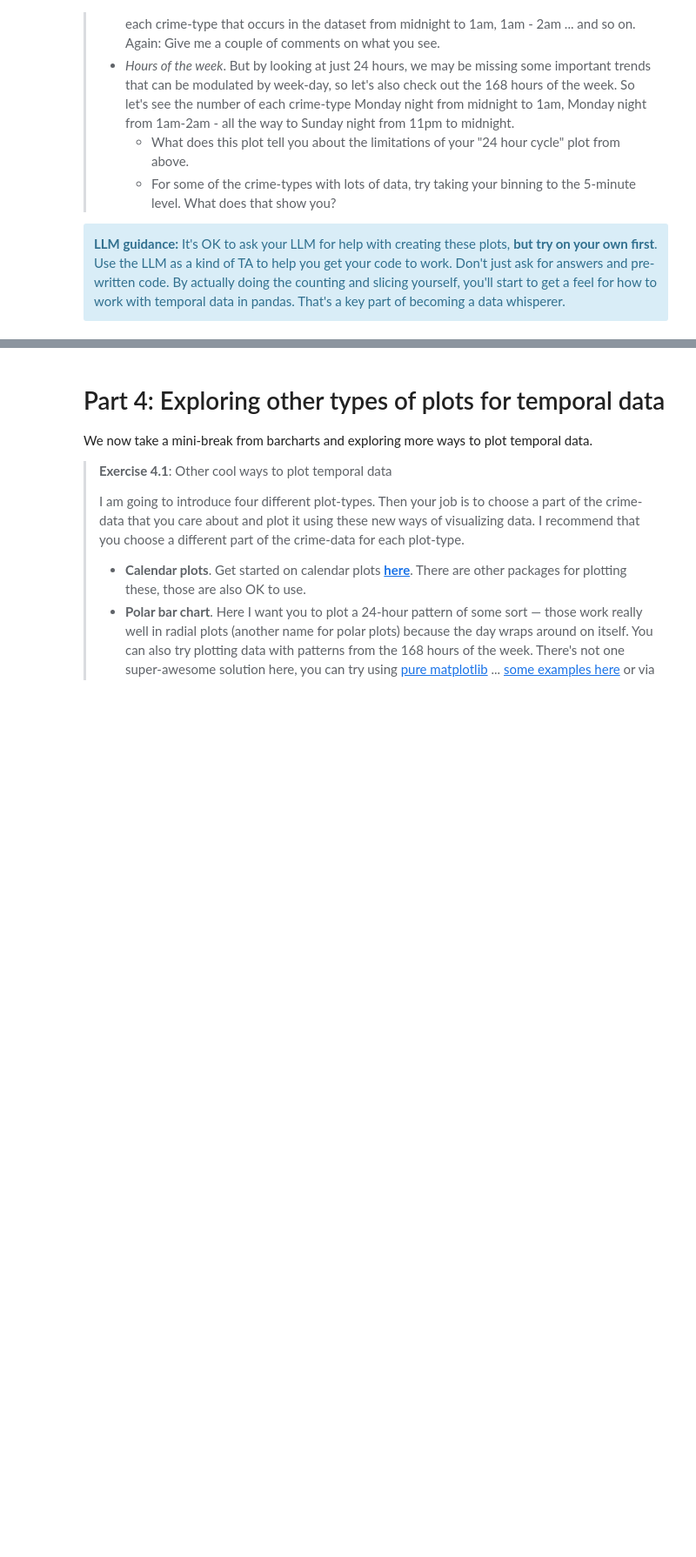
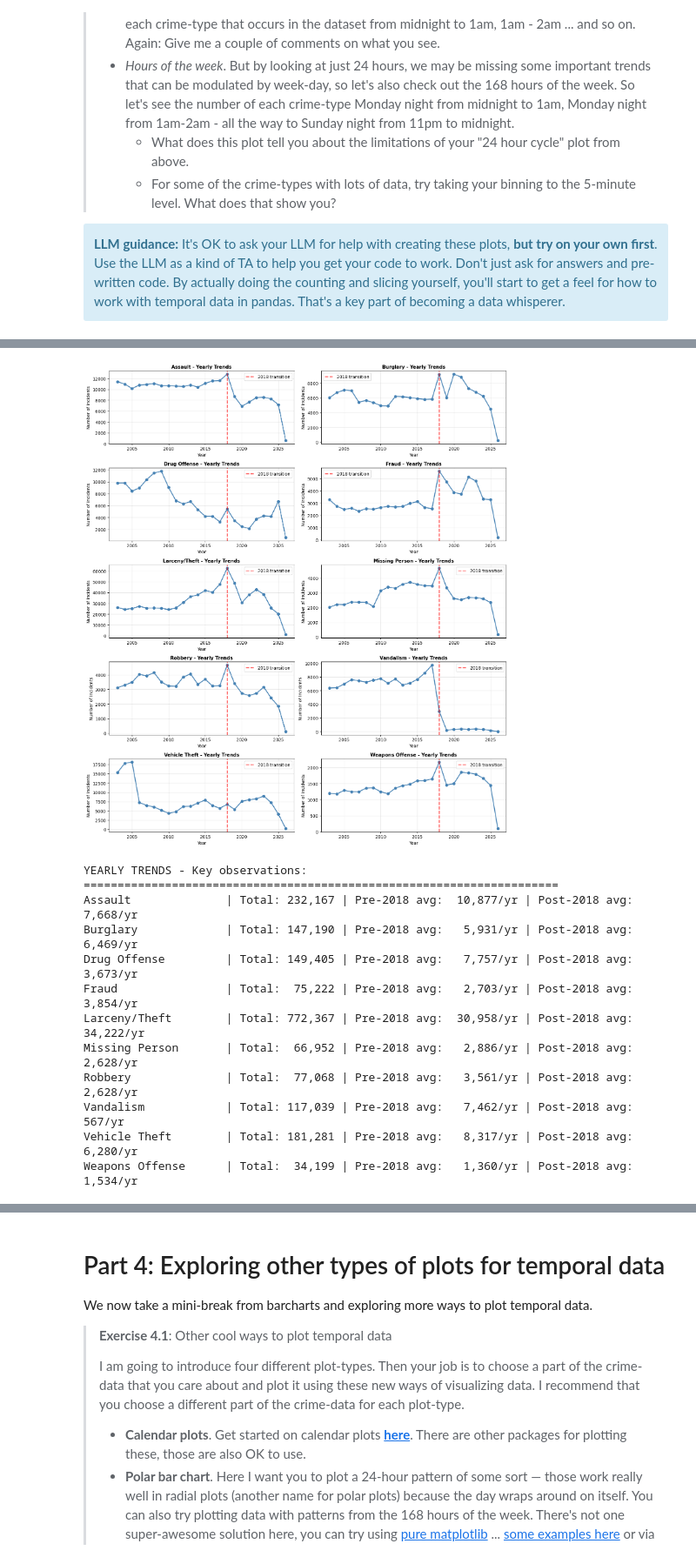
Before and after one commit to NumanBashir/02806-Social-Data-and-Visualization, a Jupyter notebook: Week2/Week2.ipynb, the cells around one changed output, grey strips where cells are left out. Shown at 87% size. Saved outputs shown, nothing was run; the diff lists cells and outputs as text; code cells hidden in the pictures; blank space fills up the shorter version.

```diff
--- a/Week2/Week2.ipynb
+++ b/Week2/Week2.ipynb
@@ -646,0 +982,49 @@ Let's use our new mega dataset to look for interesting patterns in the big crime
+# %%
+# YEARLY TRENDS
+# Redo the plots from Exercise 2.3 with the full merged dataset
+
+yearly_counts = merged_data.groupby(['Year', 'Crime_Type']).size().reset_index(name='Count')
+
+fig, axes = plt.subplots(5, 2, figsize=(14, 16))
+axes = axes.flatten()
+
+crime_types = sorted(merged_data['Crime_Type'].unique())
+
+for idx, crime_type in enumerate(crime_types):
+    ax = axes[idx]
+    crime_data = yearly_counts[yearly_counts['Crime_Type'] == crime_type]
+
+    ax.plot(crime_data['Year'], crime_data['Count'], marker='o', linewidth=2, markersize=6, color='steelblue')
+    ax.axvline(x=2018, color='red', linestyle='--', linewidth=2, alpha=0.7, label='2018 transition')
+    ax.set_title(f'{crime_type} - Yearly Trends', fontsize=11, fontweight='bold')
+    ax.set_xlabel('Year')
+    ax.set_ylabel('Number of Incidents')
+    ax.grid(True, alpha=0.3)
+    ax.legend()
+
+plt.tight_layout()
+plt.savefig('temporal_1_yearly_trends.png', dpi=150, bbox_inches='tight')
+plt.show()
+
+print("YEARLY TRENDS - Key observations:")
+print("=" * 70)
+for crime_type in crime_types:
+    crime_data = yearly_counts[yearly_counts['Crime_Type'] == crime_type]
+    total = crime_data['Count'].sum()
+    recent_avg = crime_data[crime_data['Year'] >= 2018]['Count'].mean()
+    historical_avg = crime_data[crime_data['Year'] < 2018]['Count'].mean()
+    print(f"{crime_type:20} | Total: {total:7,.0f} | Pre-2018 avg: {historical_avg:7,.0f}/yr | Post-2018 avg: {recent_avg:7,.0f}/yr")
+# %% [output]
+[figure, added]
+YEARLY TRENDS - Key observations:
+======================================================================
+Assault              | Total: 232,167 | Pre-2018 avg:  10,877/yr | Post-2018 avg:   7,668/yr
+Burglary             | Total: 147,190 | Pre-2018 avg:   5,931/yr | Post-2018 avg:   6,469/yr
+Drug Offense         | Total: 149,405 | Pre-2018 avg:   7,757/yr | Post-2018 avg:   3,673/yr
+Fraud                | Total:  75,222 | Pre-2018 avg:   2,703/yr | Post-2018 avg:   3,854/yr
+Larceny/Theft        | Total: 772,367 | Pre-2018 avg:  30,958/yr | Post-2018 avg:  34,222/yr
+Missing Person       | Total:  66,952 | Pre-2018 avg:   2,886/yr | Post-2018 avg:   2,628/yr
+Robbery              | Total:  77,068 | Pre-2018 avg:   3,561/yr | Post-2018 avg:   2,628/yr
+Vandalism            | Total: 117,039 | Pre-2018 avg:   7,462/yr | Post-2018 avg:     567/yr
+Vehicle Theft        | Total: 181,281 | Pre-2018 avg:   8,317/yr | Post-2018 avg:   6,280/yr
+Weapons Offense      | Total:  34,199 | Pre-2018 avg:   1,360/yr | Post-2018 avg:   1,534/yr
```
Also changed, not shown: parts of 11 cells of this notebook, 7 other files.
